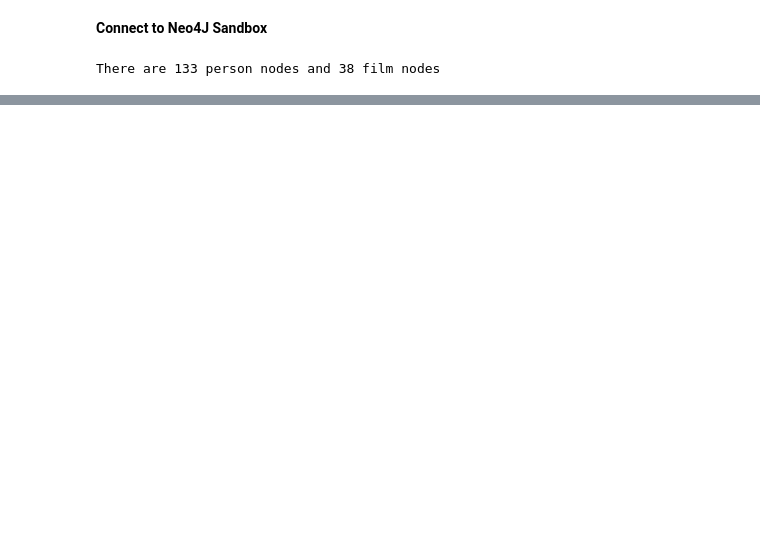
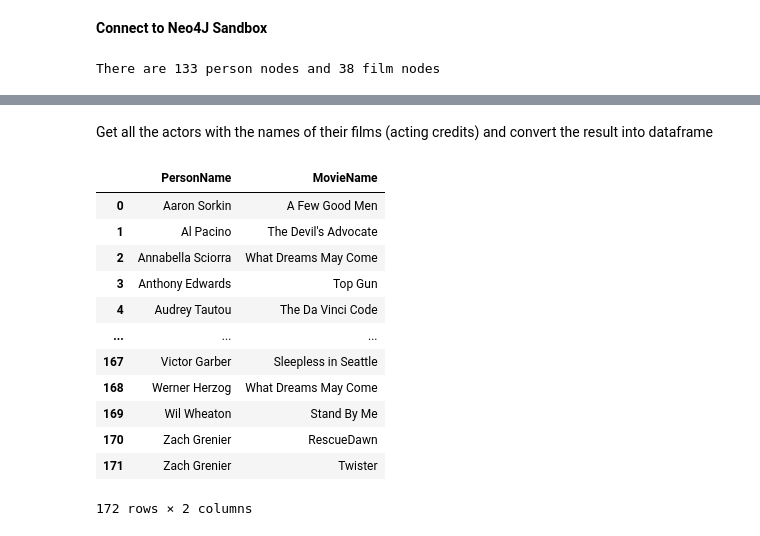
Before and after one commit to antnewman/examples-colab-neo4j-films, a Jupyter notebook: example_colab_neo4j_films.ipynb, the cells around one changed output, grey strips where cells are left out. Drawn from its saved outputs; the diff is of its cells as text; code cells hidden in the pictures; blank space fills up the shorter version.

```diff
--- a/example_colab_neo4j_films.ipynb
+++ b/example_colab_neo4j_films.ipynb
@@ -248,0 +267,3 @@ There are 133 person nodes and 38 film nodes
+# %%
+cypher_all_relationship="MATCH (n)-[r]-(m) RETURN DISTINCT type(r) as RelationType"
+graph.run(cypher_all_relationship).to_data_frame()
@@ -248,0 +278,21 @@ There are 133 person nodes and 38 film nodes
+# %% [markdown]
+Get all the actors with the names of their films (acting credits) and convert the result into dataframe
+# %%
+#Cypher to fetch the actors along with their movie
+all_actors_name="MATCH (p:Person)-[rel:ACTED_IN]->(m:Movie) RETURN DISTINCT p.name as PersonName,m.title as MovieName ORDER BY PersonName ASC"
+#Run the above Cypher
+graph.run(all_actors_name).to_data_frame()
+# %% [output]
+|  | PersonName | MovieName |
+| 0 | Aaron Sorkin | A Few Good Men |
+| 1 | Al Pacino | The Devil's Advocate |
+| 2 | Annabella Sciorra | What Dreams May Come |
+| 3 | Anthony Edwards | Top Gun |
+| 4 | Audrey Tautou | The Da Vinci Code |
+| ... | ... | ... |
+| 167 | Victor Garber | Sleepless in Seattle |
+| 168 | Werner Herzog | What Dreams May Come |
+| 169 | Wil Wheaton | Stand By Me |
+| 170 | Zach Grenier | RescueDawn |
+| 171 | Zach Grenier | Twister |
+172 rows × 2 columns
```
Also changed, not shown: parts of 11 cells of this notebook.
